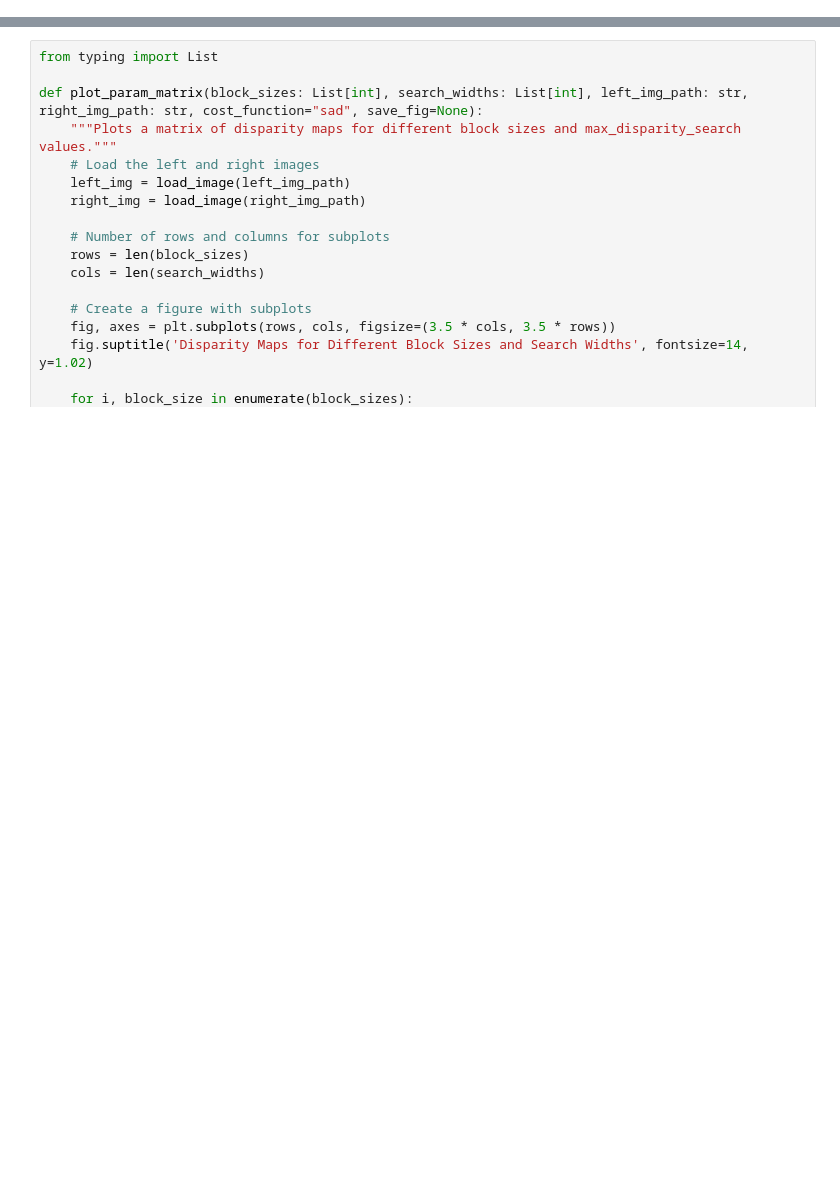
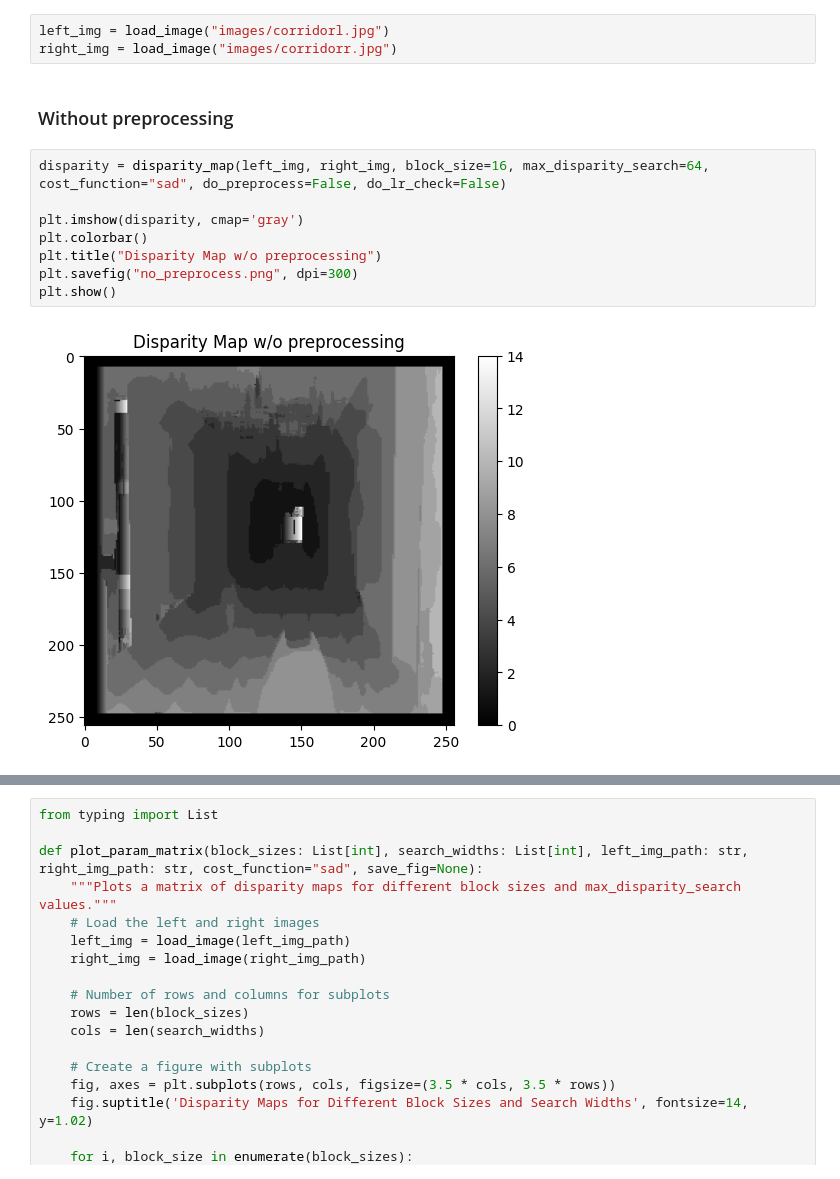
Before and after one commit to SkAndMl/AI6121-Computer-Vision, a Jupyter notebook: Assignment-2 Disparity/disaprity.ipynb, the cells around one changed output, grey strips where cells are left out. Saved outputs shown, nothing was run; the diff lists cells and outputs as text; blank space fills up the shorter version.

```diff
--- a/Assignment-2 Disparity/disaprity.ipynb
+++ b/Assignment-2 Disparity/disaprity.ipynb
@@ -111,3 +113,18 @@ def disparity_map(left_img, right_img, block_size=5, max_disparity_search=64, co
 def load_image(image_path):
     image = Image.open(image_path).convert('L')  # Convert to grayscale
     return np.array(image, dtype=np.float32)
+# %%
+left_img = load_image("images/corridorl.jpg")
+right_img = load_image("images/corridorr.jpg")
+# %% [markdown]
+### Without preprocessing
+# %%
+disparity = disparity_map(left_img, right_img, block_size=16, max_disparity_search=64, cost_function="sad", do_preprocess=False, do_lr_check=False)
+
+plt.imshow(disparity, cmap='gray')
+plt.colorbar()
+plt.title("Disparity Map w/o preprocessing")
+plt.savefig("no_preprocess.png", dpi=300)
+plt.show()
+# %% [output]
+[figure, added]
```
Also changed, not shown: parts of 9 cells of this notebook, 3 other files.
